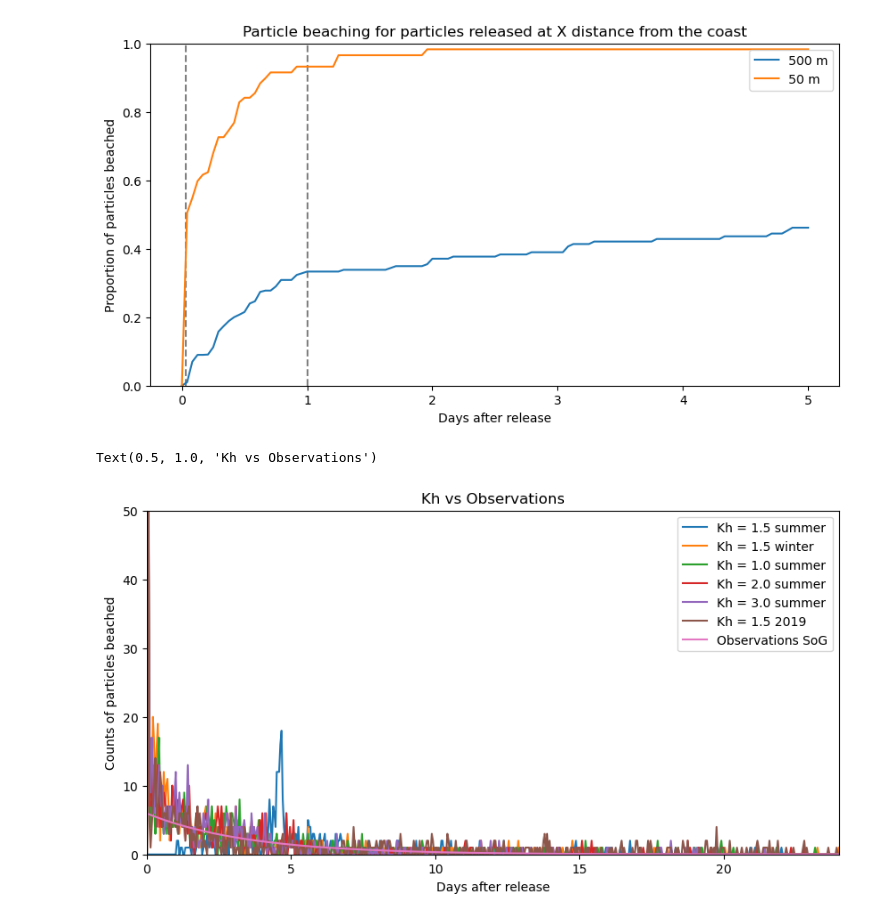
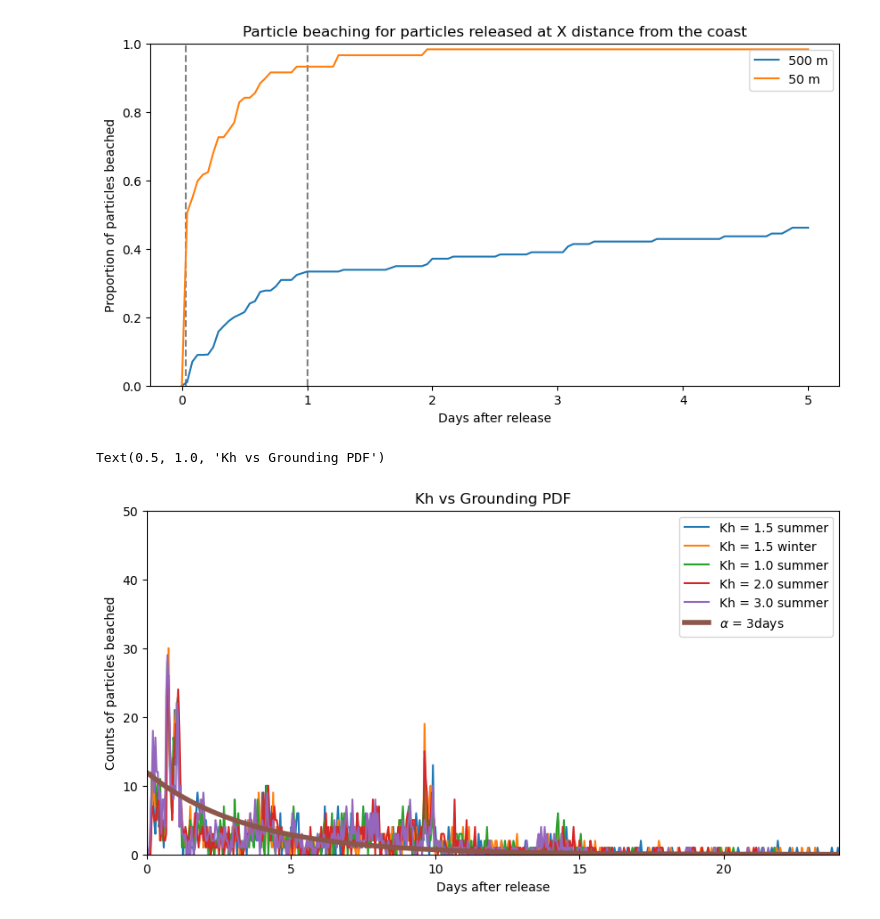
Before and after one commit to SalishSeaCast/analysis-jose, a Jupyter notebook: notebooks/parcels/Remote/Fibres/check_beach.ipynb, the cells around one changed output. Drawn from its saved outputs; the diff is of its cells as text; code cells hidden in the pictures.

```diff
--- a/notebooks/parcels/Remote/Fibres/check_beach.ipynb
+++ b/notebooks/parcels/Remote/Fibres/check_beach.ipynb
@@ -361,57 +402,57 @@ beach2 = ds2.beached
 beach3 = ds3.beached
 beach4 = ds4.beached
 beach5 = ds5.beached
-beach6 = ds6.beached
+#beach6 = ds6.beached
 
 b,b2,b3,b4,b5,b6 = [],[],[],[],[],[]
 
-for t in range(beach.shape[1]):
+for t in range(beach2.shape[1]):
     b.append(np.count_nonzero(beach[:,t] == 1.0))
     b2.append(np.count_nonzero(beach2[:,t] == 1.0))
     b3.append(np.count_nonzero(beach3[:,t] == 1.0))
     b4.append(np.count_nonzero(beach4[:,t] == 1.0))
     b5.append(np.count_nonzero(beach5[:,t] == 1.0))
-    b6.append(np.count_nonzero(beach6[:,t] == 1.0))
+    #b6.append(np.count_nonzero(beach6[:,t] == 1.0))
 
 d = [b[0]]
 d2 = [b2[0]]
 d3 = [b3[0]]
 d4 = [b4[0]]
 d5 = [b5[0]]
-d6 = [b6[0]]
+#d6 = [b6[0]]
 
 for i in range(1,len(b)):
     d.append(b[i] - (b[i-1]))
     d2.append(b2[i] - (b2[i-1]))
     d3.append(b3[i] - (b3[i-1]))
     d4.append(b4[i] - (b4[i-1]))
     d5.append(b5[i] - (b5[i-1]))
-    d6.append(b6[i] - (b6[i-1]))
+    #d6.append(b6[i] - (b6[i-1]))
 
 time = np.linspace(0,24,577)
 time2 = np.linspace(0,24*24,577)
 fig,axs = plt.subplots(1,1,figsize=(10,5))
 plt.plot(time,d,label='Kh = 1.5 summer')
 plt.plot(time,d2,label='Kh = 1.5 winter')
 plt.plot(time,d3,label='Kh = 1.0 summer')
 plt.plot(time,d4,label='Kh = 2.0 summer')
 plt.plot(time,d5,label='Kh = 3.0 summer')
-plt.plot(time,d6,label='Kh = 1.5 2019')
+#plt.plot(time,d6,label='Kh = 1.5 2019')
 #plt.axvline(x=time_prob(n,1.5)[0],linestyle='--',color='grey')
 #plt.axvline(x=time_prob(n,1.5)[1],linestyle='--',color='grey')
 
 alpha = 1/(3.5*24)
-p = 500* alpha * np.exp(-alpha*time2)
-plt.plot(time,p,label="Observations SoG")
+p = 1000* alpha * np.exp(-alpha*time2)
+plt.plot(time,p,linewidth=4,label=r"$ \alpha$ = 3days")
 plt.xlim([0,24])
 plt.ylim([0,50])
 plt.legend()
 plt.xlabel('Days after release')
 plt.ylabel('Counts of particles beached')
-plt.title('Kh vs Observations')
+plt.title('Kh vs Grounding PDF')
 # %% [output]
-Text(0.5, 1.0, 'Kh vs Observations')
+Text(0.5, 1.0, 'Kh vs Grounding PDF')
-[figure, old version]
+[figure, new version]
 # %%
 beach = ds.beached
 beach2 = ds2.beached
```
Also changed, not shown: parts of 18 cells of this notebook, 21 other files.
